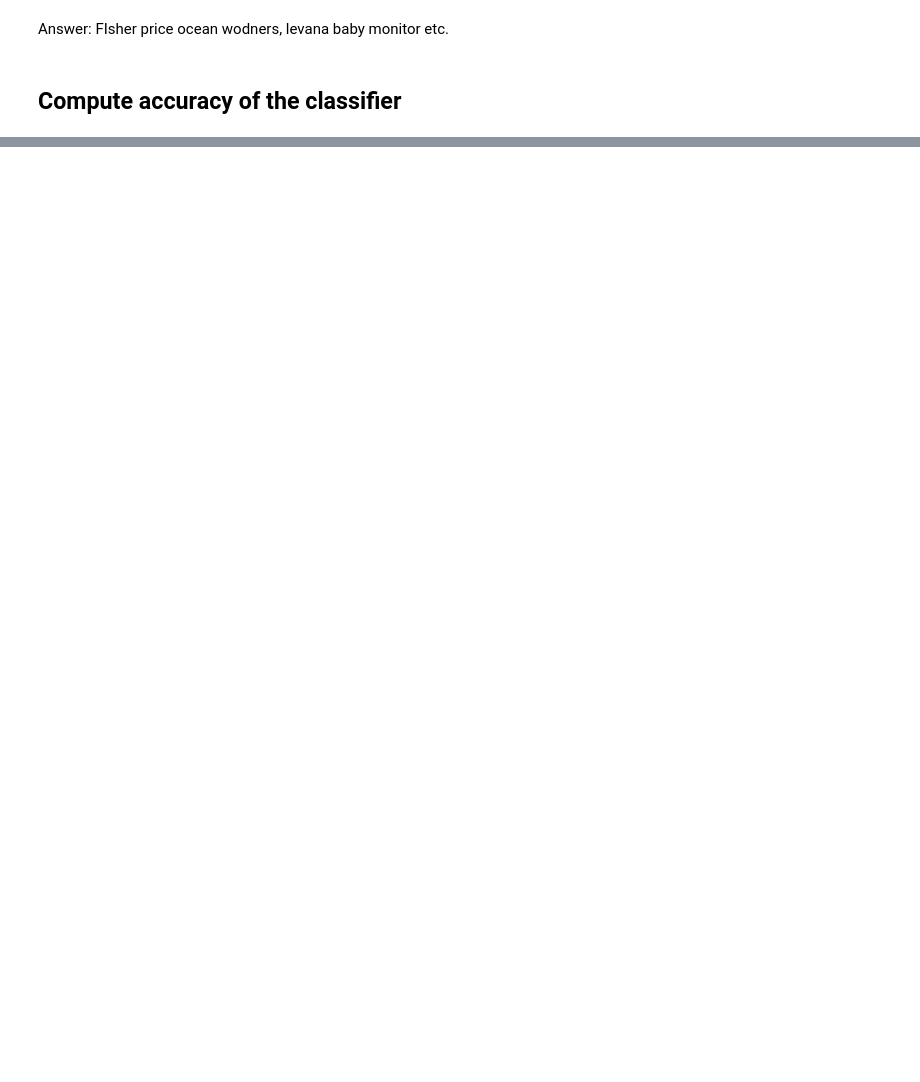
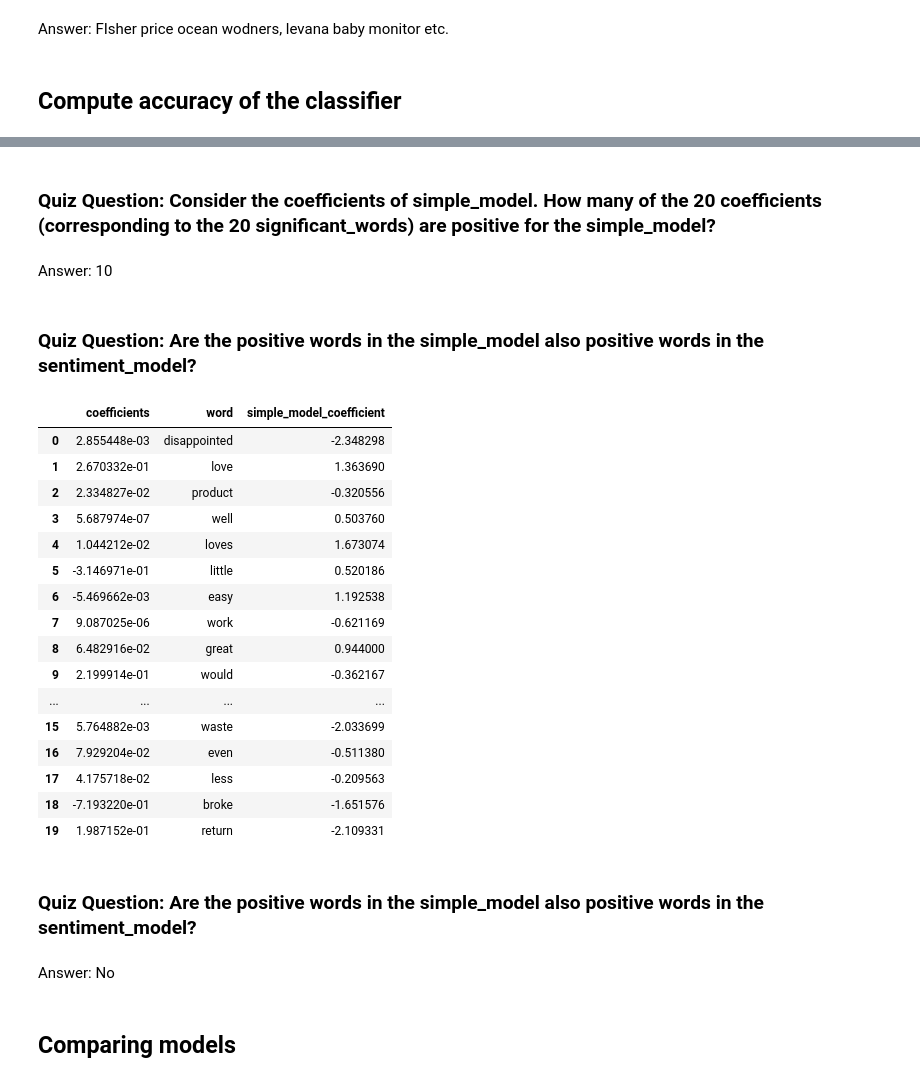
Before and after one commit to sachinjain024/practicebook, a Jupyter notebook: my-courses/coursera-classification/week1/Assignment.ipynb, the cells around one changed output, grey strips where cells are left out. Drawn from its saved outputs; the diff is of its cells as text; code cells hidden in the pictures; blank space fills up the shorter version.

Commit message:
Week1 Assignment + Quick complete (ToAsk question - 8)

```diff
--- a/my-courses/coursera-classification/week1/Assignment.ipynb
+++ b/my-courses/coursera-classification/week1/Assignment.ipynb
@@ -345,0 +367,3 @@ Answer: FIsher price ocean wodners, levana baby monitor etc.
+# %%
+simple_model = LogisticRegression()
+simple_model.fit(train_matrix_word_subset, train_data.sentiment)
@@ -345,0 +384,3 @@ Answer: FIsher price ocean wodners, levana baby monitor etc.
+# %%
+simple_model_coef_table = pd.DataFrame({'word':significant_words,
+                                         'simple_model_coefficient':simple_model.coef_.flatten()})
@@ -345,0 +418,40 @@ Answer: FIsher price ocean wodners, levana baby monitor etc.
+# %% [markdown]
+### Quiz Question: Consider the coefficients of simple_model. How many of the 20 coefficients (corresponding to the 20 significant_words) are positive for the simple_model?
+# %% [markdown]
+Answer: 10
+# %% [markdown]
+### Quiz Question: Are the positive words in the simple_model also positive words in the sentiment_model?
+# %%
+all_words = vectorizer.vocabulary_.keys()
+
+# Python technique to convert a dict_keys to list of keys
+all_words = list(all_words)
+# %%
+sentiment_model_coeff_table = pd.DataFrame({ 'word': all_words, 'coefficients': sentiment_model.coef_.flatten()})
+# %%
+common_rows = pd.merge(sentiment_model_coeff_table, simple_model_coef_table, how='inner', on=['word'])
+common_rows
+# %% [output]
+|  | coefficients | word | simple_model_coefficient |
+| 0 | 2.855448e-03 | disappointed | -2.348298 |
+| 1 | 2.670332e-01 | love | 1.363690 |
+| 2 | 2.334827e-02 | product | -0.320556 |
+| 3 | 5.687974e-07 | well | 0.503760 |
+| 4 | 1.044212e-02 | loves | 1.673074 |
+| 5 | -3.146971e-01 | little | 0.520186 |
+| 6 | -5.469662e-03 | easy | 1.192538 |
+| 7 | 9.087025e-06 | work | -0.621169 |
+| 8 | 6.482916e-02 | great | 0.944000 |
+| 9 | 2.199914e-01 | would | -0.362167 |
+| ... | ... | ... | ... |
+| 15 | 5.764882e-03 | waste | -2.033699 |
+| 16 | 7.929204e-02 | even | -0.511380 |
+| 17 | 4.175718e-02 | less | -0.209563 |
+| 18 | -7.193220e-01 | broke | -1.651576 |
+| 19 | 1.987152e-01 | return | -2.109331 |
+# %% [markdown]
+### Quiz Question: Are the positive words in the simple_model also positive words in the sentiment_model?
+# %% [markdown]
+Answer: No
+# %% [markdown]
+## Comparing models
```
Also changed, not shown: parts of 22 cells of this notebook, 1 other file.
